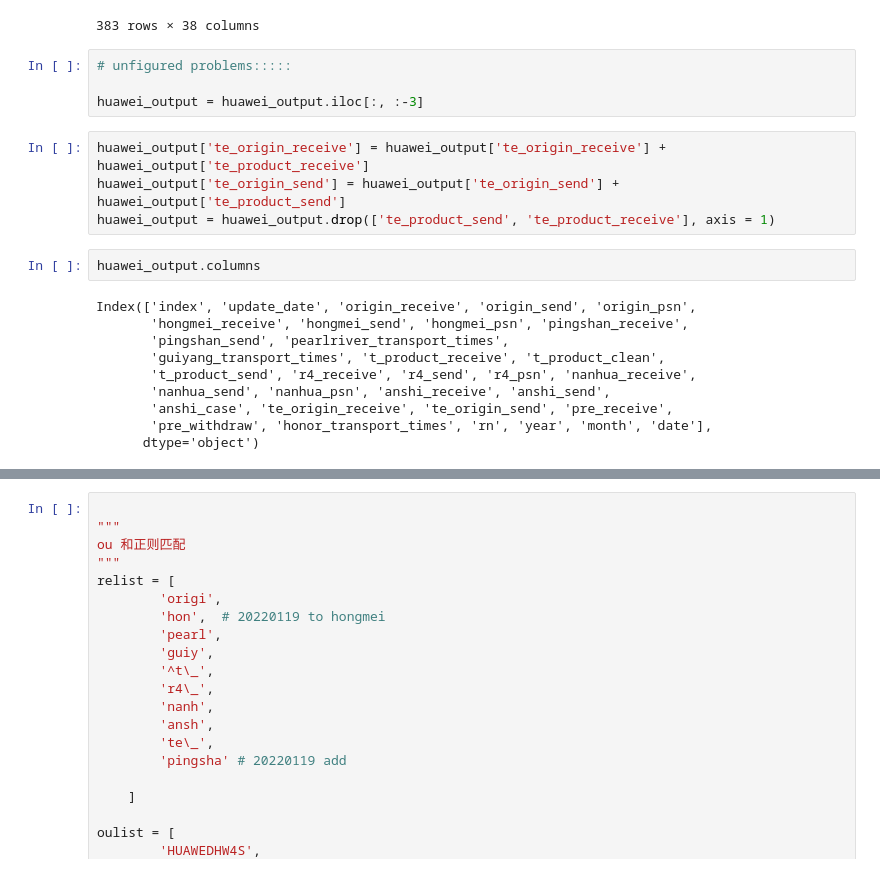
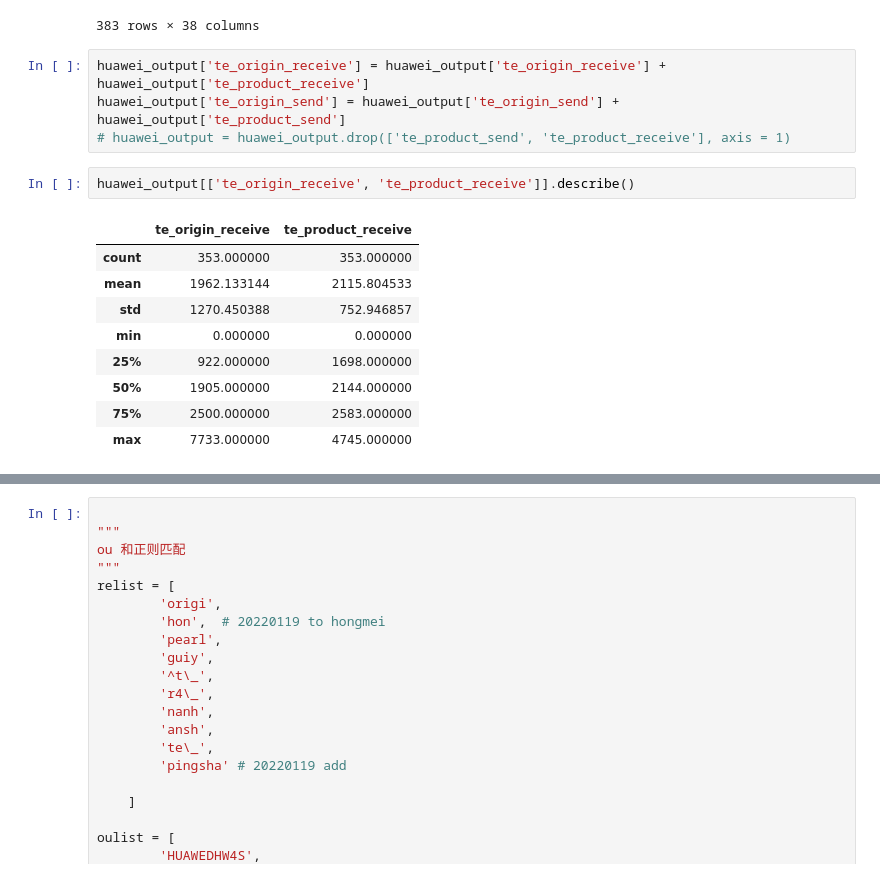
Before and after one commit to fyenne/play11_huawei, a Jupyter notebook: script/huawei.ipynb, the cells around one changed output, grey strips where cells are left out. Cells and saved outputs as stored; diff of their text form.

```diff
--- a/script/huawei.ipynb
+++ b/script/huawei.ipynb
@@ -110,23 +112,19 @@ huawei_output
 | 381 | 22594 | 2022-01-16 | NaN | NaN | NaN | 260.0 | 2419.0 | ... |
 | 382 | 22597 | 2022-01-30 | NaN | NaN | NaN | NaN | NaN | ... |
 383 rows × 38 columns
-# %%
-# unfigured problems:::::
-
-huawei_output = huawei_output.iloc[:, :-3]
 # %%
 huawei_output['te_origin_receive'] = huawei_output['te_origin_receive'] + huawei_output['te_product_receive']
 huawei_output['te_origin_send'] = huawei_output['te_origin_send'] + huawei_output['te_product_send']
-huawei_output = huawei_output.drop(['te_product_send', 'te_product_receive'], axis = 1)
+# huawei_output = huawei_output.drop(['te_product_send', 'te_product_receive'], axis = 1)
-# %%
-huawei_output.columns
-# %% [output]
-Index(['index', 'update_date', 'origin_receive', 'origin_send', 'origin_psn',
-       'hongmei_receive', 'hongmei_send', 'hongmei_psn', 'pingshan_receive',
-       'pingshan_send', 'pearlriver_transport_times',
-       'guiyang_transport_times', 't_product_receive', 't_product_clean',
-       't_product_send', 'r4_receive', 'r4_send', 'r4_psn', 'nanhua_receive',
-       'nanhua_send', 'nanhua_psn', 'anshi_receive', 'anshi_send',
-       'anshi_case', 'te_origin_receive', 'te_origin_send', 'pre_receive',
-       'pre_withdraw', 'honor_transport_times', 'rn', 'year', 'month', 'date'],
-      dtype='object')
+# %%
+huawei_output[['te_origin_receive', 'te_product_receive']].describe()
+# %% [output]
+|  | te_origin_receive | te_product_receive |
+| count | 353.000000 | 353.000000 |
+| mean | 1962.133144 | 2115.804533 |
+| std | 1270.450388 | 752.946857 |
+| min | 0.000000 | 0.000000 |
+| 25% | 922.000000 | 1698.000000 |
+| 50% | 1905.000000 | 2144.000000 |
+| 75% | 2500.000000 | 2583.000000 |
+| max | 7733.000000 | 4745.000000 |
```
Also changed, not shown: parts of 15 cells of this notebook, 3 other files.
